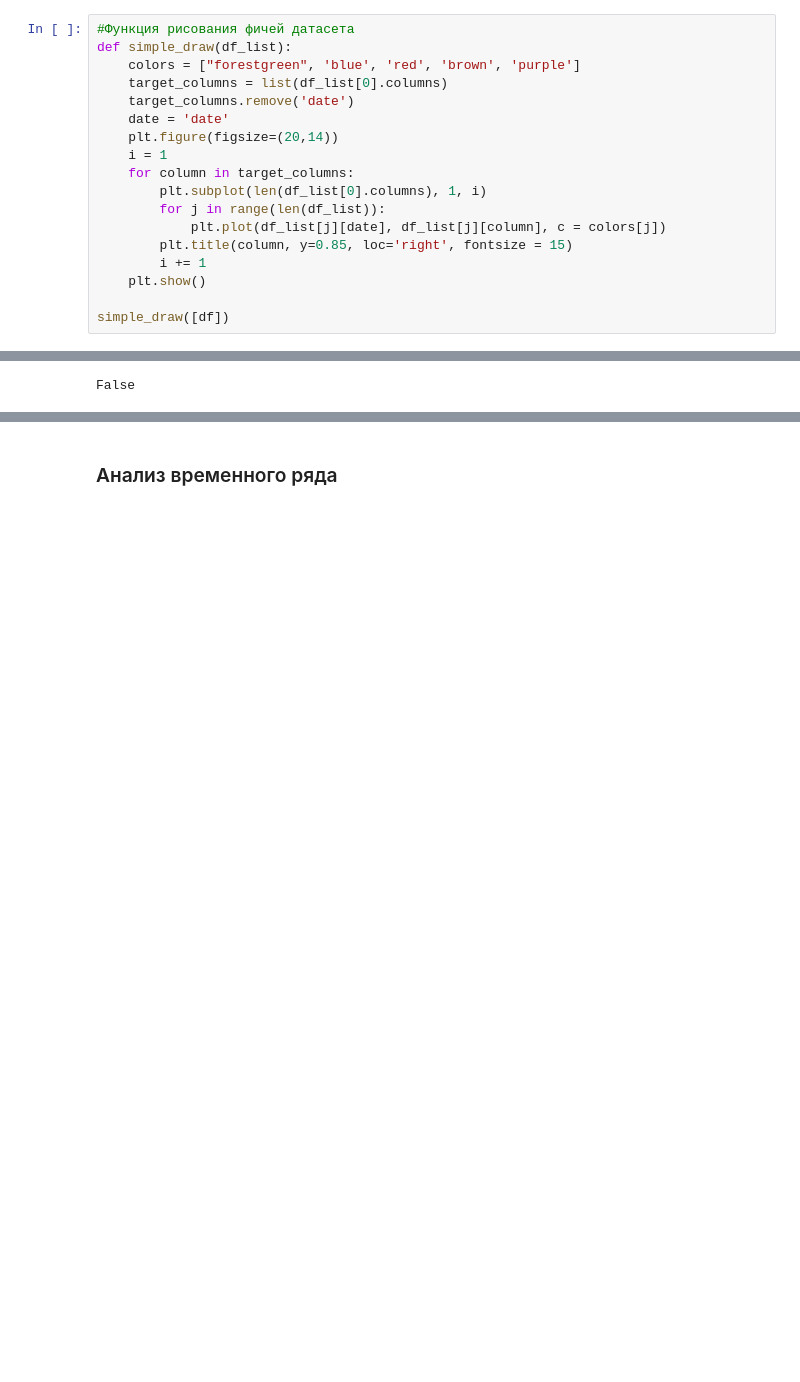
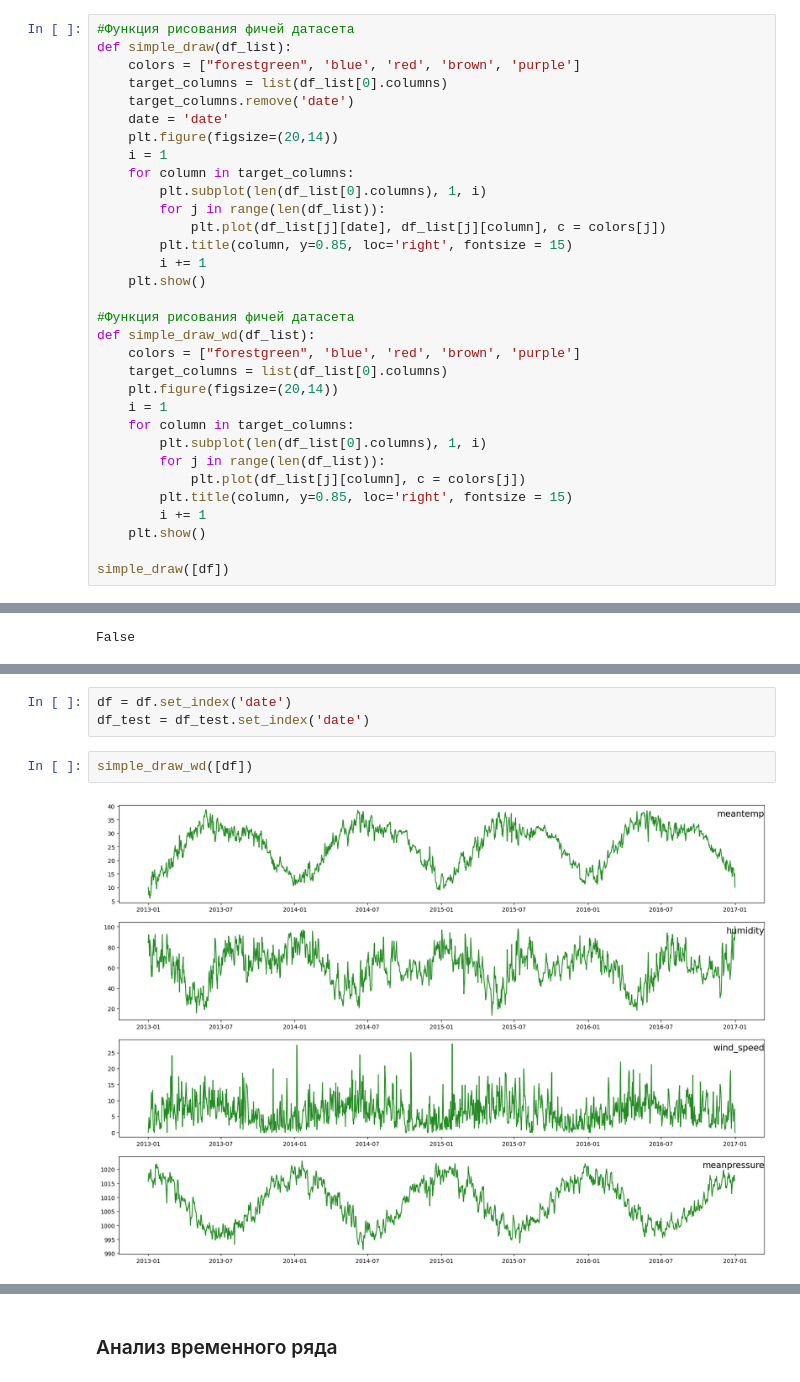
Before and after one commit to firefiruses/TimeSeries, a Jupyter notebook: FINAL project/main.ipynb, the cells around one changed output, grey strips where cells are left out. Cells and saved outputs as stored; diff of their text form; blank space fills up the shorter version.

```diff
--- a/FINAL project/main.ipynb
+++ b/FINAL project/main.ipynb
@@ -72,6 +72,20 @@ def simple_draw(df_list):
         i += 1
     plt.show()
 
+#Функция рисования фичей датасета
+def simple_draw_wd(df_list):
+    colors = ["forestgreen", 'blue', 'red', 'brown', 'purple']
+    target_columns = list(df_list[0].columns)
+    plt.figure(figsize=(20,14))
+    i = 1
+    for column in target_columns:
+        plt.subplot(len(df_list[0].columns), 1, i)
+        for j in range(len(df_list)):
+            plt.plot(df_list[j][column], c = colors[j])
+        plt.title(column, y=0.85, loc='right', fontsize = 15)
+        i += 1
+    plt.show()
+
 simple_draw([df])
 # %% [output]
 [figure]
@@ -120,0 +137,7 @@ False
+# %%
+df = df.set_index('date')
+df_test = df_test.set_index('date')
+# %%
+simple_draw_wd([df])
+# %% [output]
+[figure, added]
```
Also changed, not shown: parts of 12 cells of this notebook.
